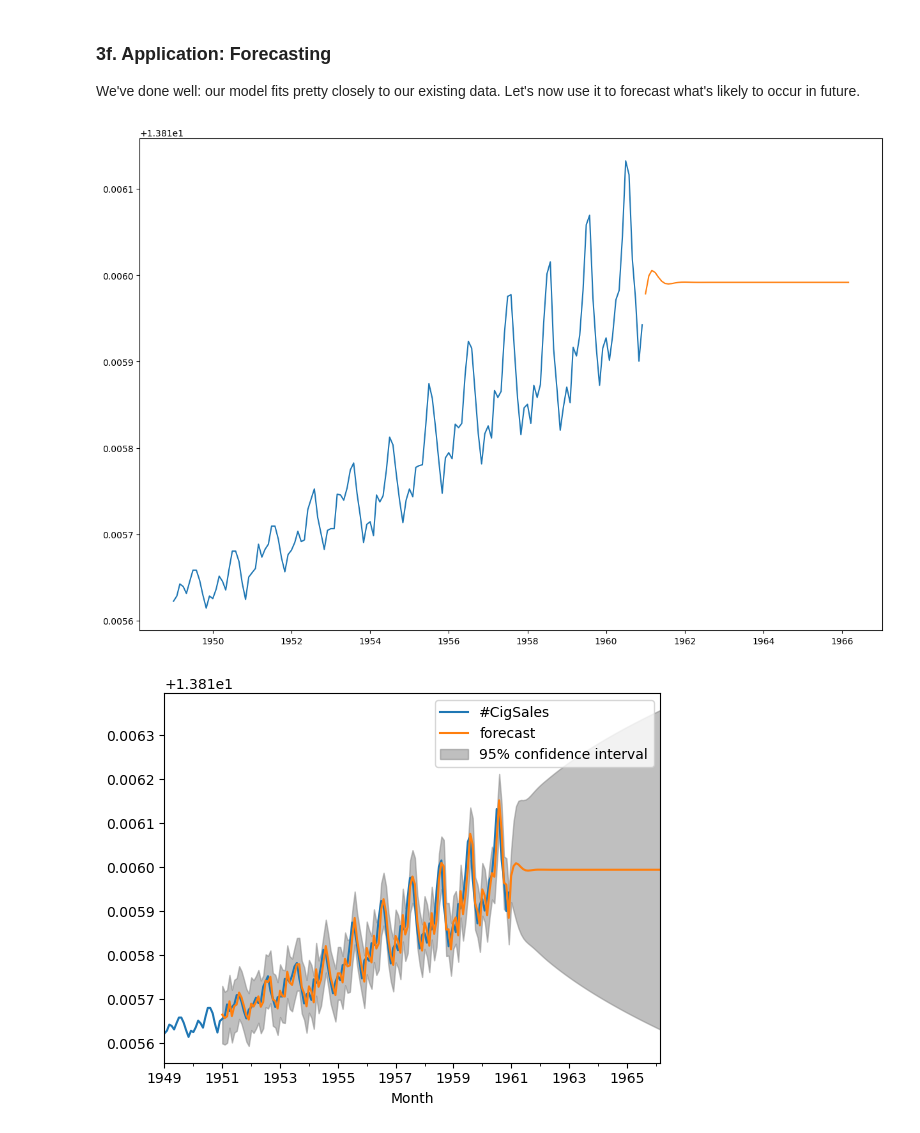
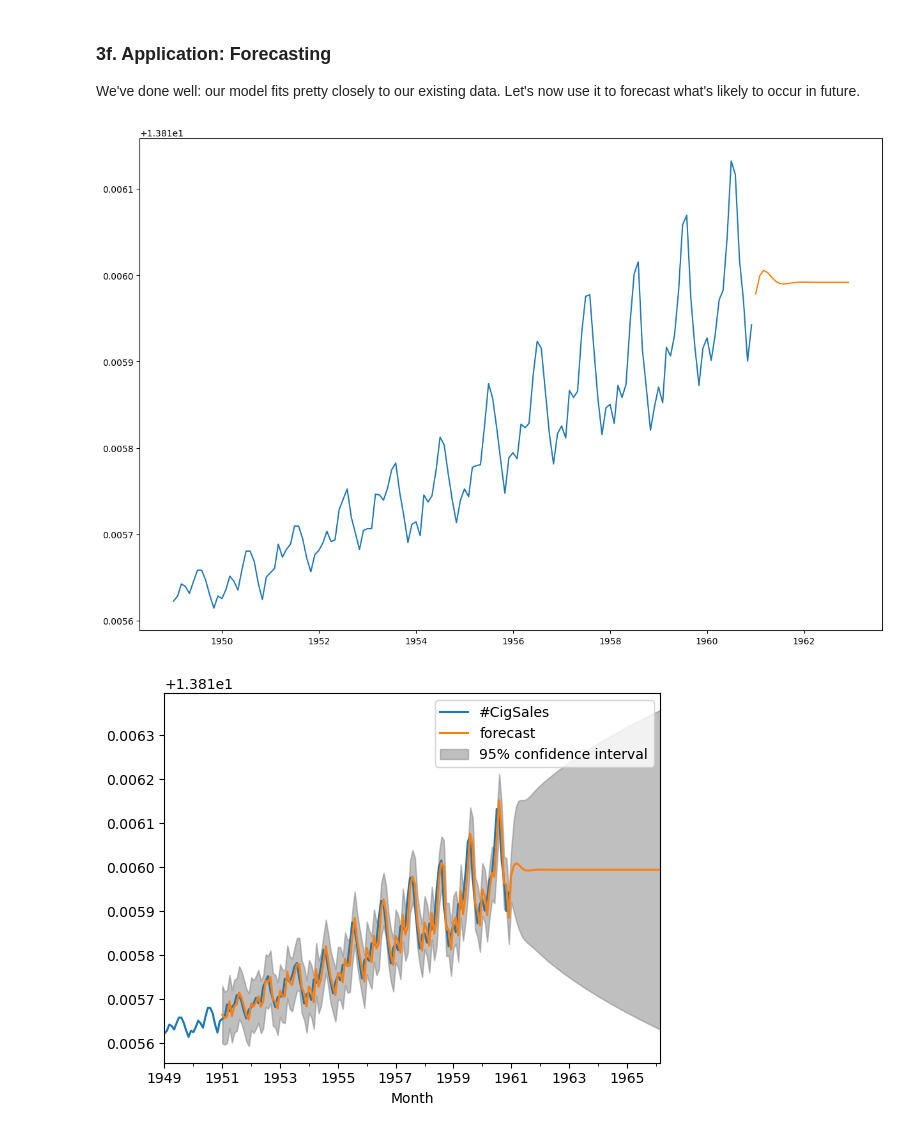
Before and after one commit to tennisvs/Springboard, a Jupyter notebook: Homework/Cowboys&CigrettesCaseStudy/Cowboy Cigarettes Case Study - Tier 3.ipynb, the cells around one changed output. Cells and saved outputs as stored; diff of their text form; code cells hidden in the pictures.

```diff
--- a/Homework/Cowboys&CigrettesCaseStudy/Cowboy Cigarettes Case Study - Tier 3.ipynb
+++ b/Homework/Cowboys&CigrettesCaseStudy/Cowboy Cigarettes Case Study - Tier 3.ipynb
@@ -388,21 +394,14 @@ We've done well: our model fits pretty closely to our existing data. Let's now u
 # %%
 # Declare a variable called forecast_period with the amount of months to forecast, and
 # create a range of future dates that is the length of the periods you've chosen to forecast
-forecast_period = 64
-forecast = model_fit.forecast(forecast_period)
-
-date_range = pd.date_range(nlog_y.index[-1], periods = forecast_period,
-              freq='MS').strftime("%Y-%m-%d").tolist()
-future_months = pd.DataFrame(date_range, columns = ['Month'])
-future_months['Month'] = pd.to_datetime(future_months['Month'])
-future_months.set_index('Month', inplace = True)
-future_months['Prediction'] = forecast
+forecast_period = 24
+forecast = model_fit.forecast(steps=forecast_period)
 plt.figure(figsize=(15,10))
 plt.plot(nlog_y)
-plt.plot(nlog_y['Nov 1960'].append(future_months['Prediction']))
+plt.plot(forecast)
 plt.show()
 # %% [output]
-[figure, old version]
+[figure, new version]
 # %%
 forecast_period = 64
 date_range = pd.date_range(nlog_y.index[-1], periods = forecast_period,
```
Also changed, not shown: parts of 3 cells of this notebook.
